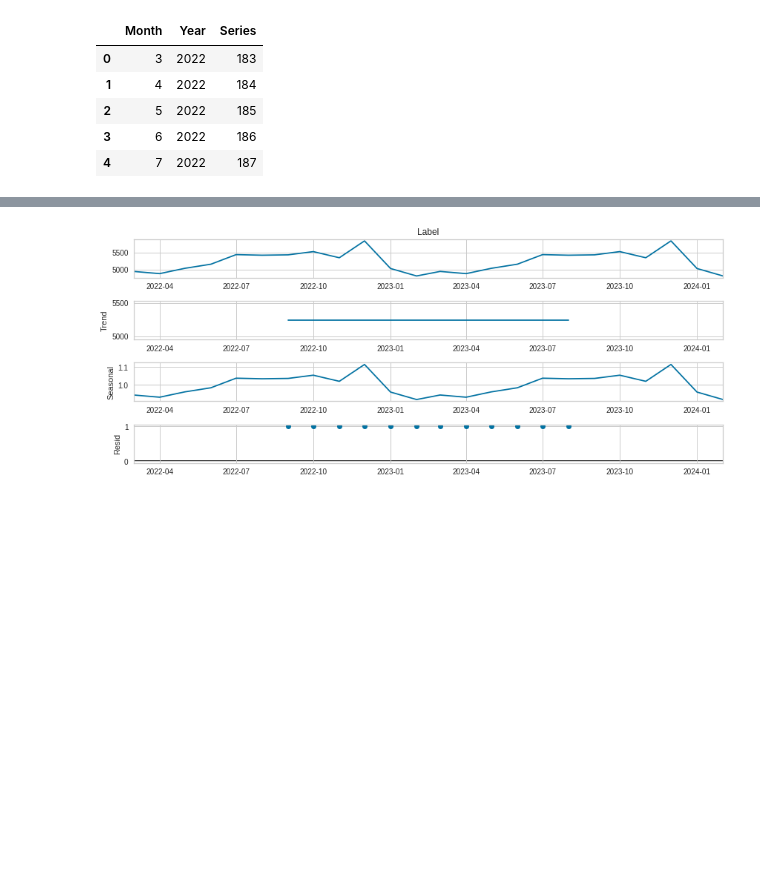
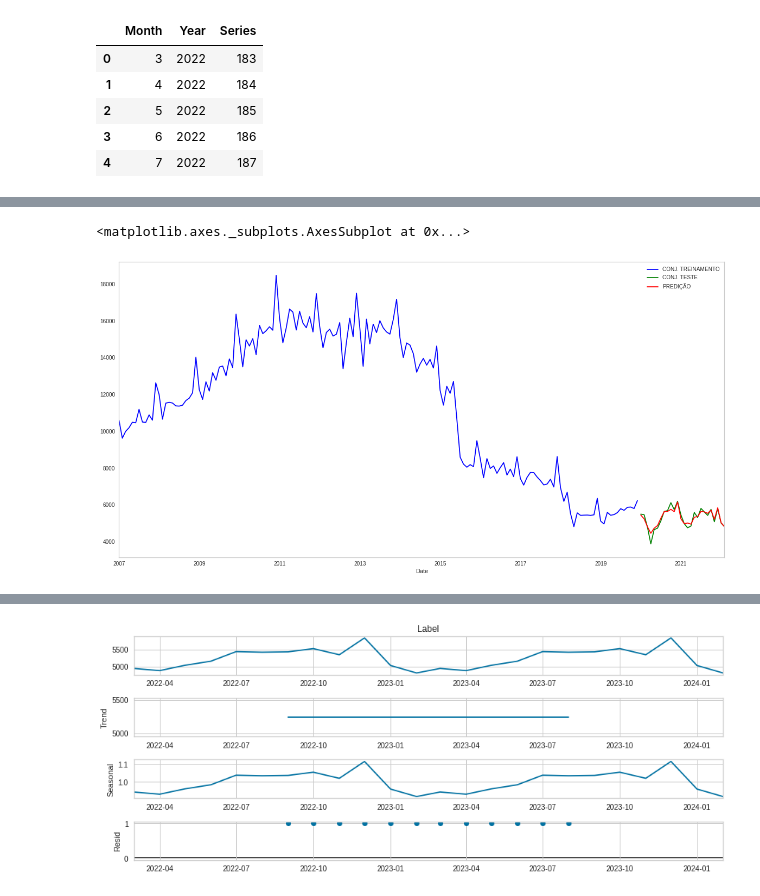
Before and after one commit to gustavogrds/Acidentes_Rodoviarios_TCC, a Jupyter notebook: Pycaret.ipynb, the cells around one changed output, grey strips where cells are left out. Cells and saved outputs as stored; diff of their text form; code cells hidden in the pictures; blank space fills up the shorter version.

```diff
--- a/Pycaret.ipynb
+++ b/Pycaret.ipynb
@@ -473,0 +531,20 @@ predictions_future
+# %%
+predictionsplot = predictions[predictions["Date"]>="2020-01-01"]
+predictionsplot = predictionsplot.set_index('Date')
+# %%
+%matplotlib inline
+from matplotlib import pyplot
+
+df2022AcidentesM = locals()["dfAcidentes2022"].resample(rule='M').sum()
+df2022AcidentesM = df2022AcidentesM.rename(columns={"index": "Date", "data_inversa": "Acidentes"})
+df2022AcidentesM
+
+train_data = df2022AcidentesM.loc[:'2019-12-31']
+test_data = df2022AcidentesM.loc['2020-01-01':]
+
+train_data["Acidentes"].plot(legend=True,label="CONJ. TREINAMENTO",figsize=(20,10), color='blue', grid=False)
+test_data["Acidentes"].plot(legend=True,label="CONJ. TESTE", color='green', grid=False)
+predictionsplot["Label"].plot(legend=True,label="PREDIÇÃO", color='red', grid=False)
+# %% [output]
+<matplotlib.axes._subplots.AxesSubplot at 0x...>
+[figure, added]
```
Also changed, not shown: parts of 25 cells of this notebook, 2 other files.
